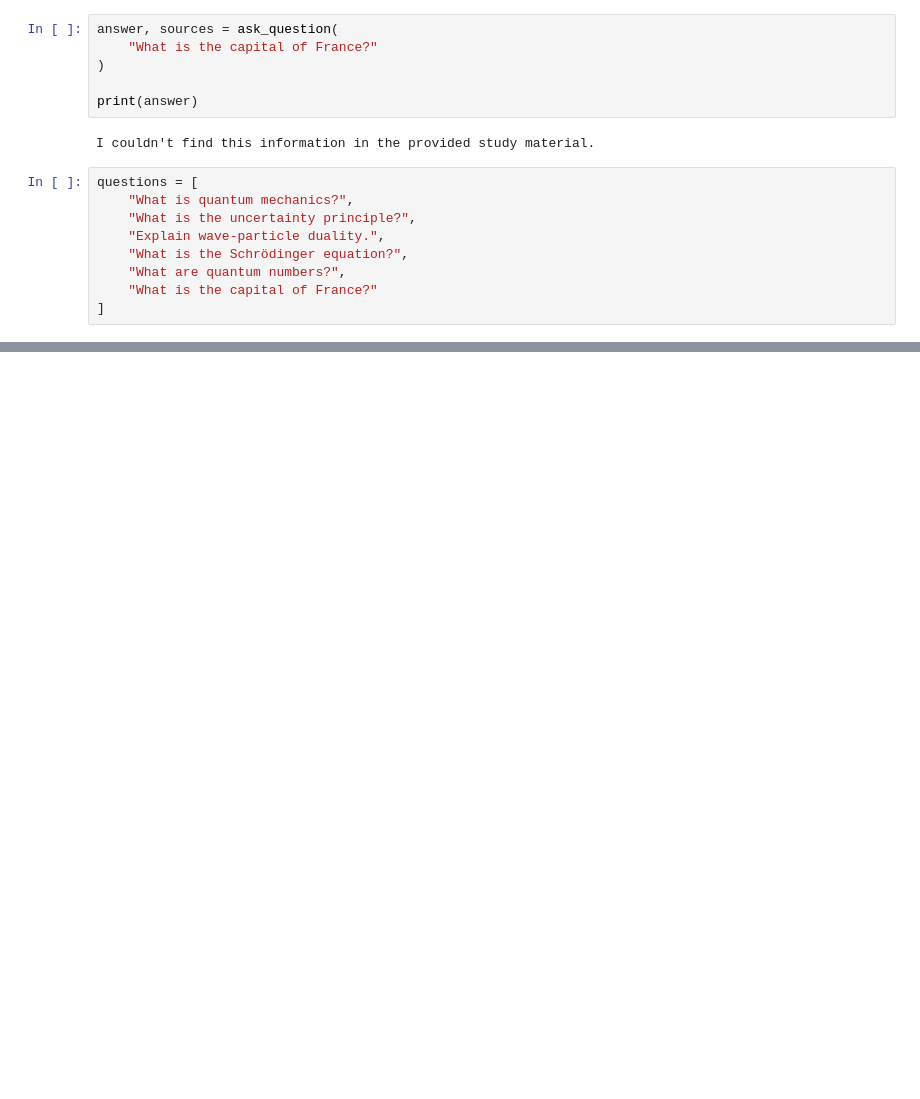
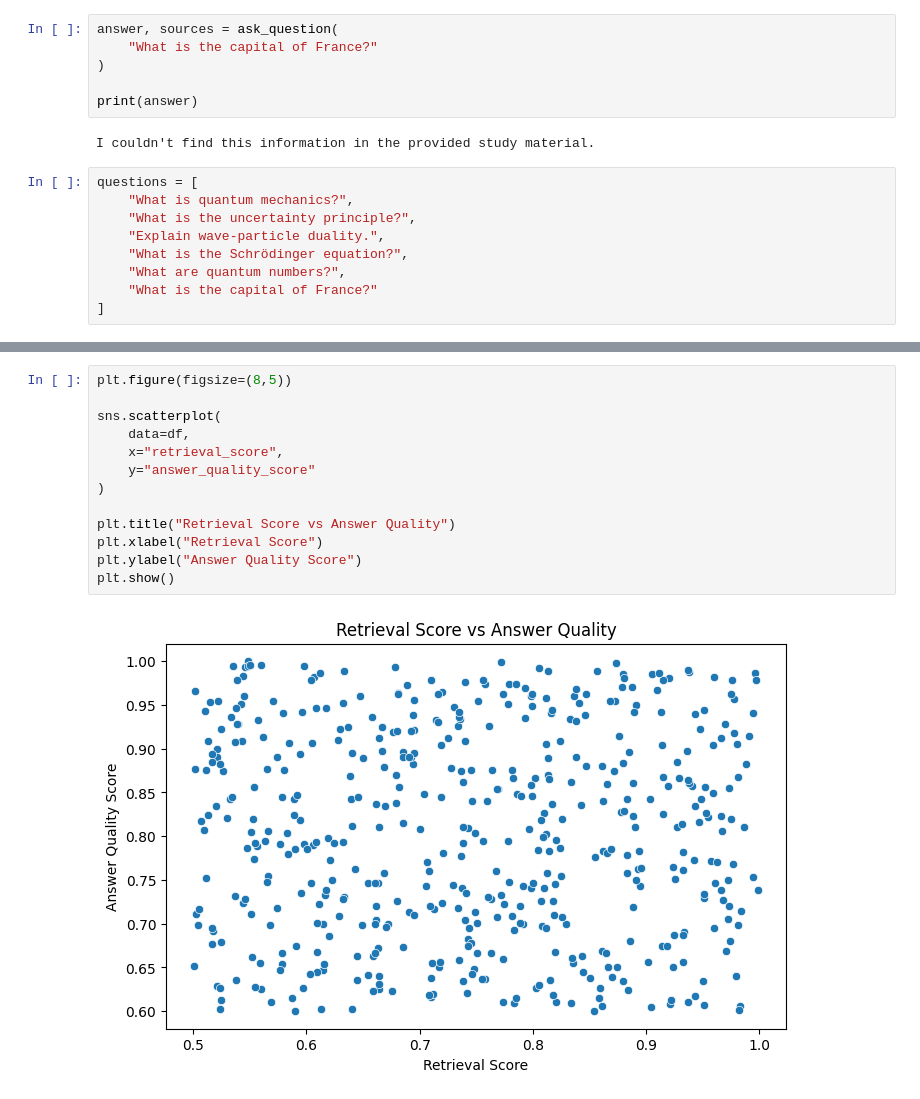
Before and after one commit to bhawani-15/StudyMate-Academic-AI-Assistant, a Jupyter notebook: Rag.ipynb, the cells around one changed output, grey strips where cells are left out. Saved outputs shown, nothing was run; the diff lists cells and outputs as text; blank space fills up the shorter version.

```diff
--- a/Rag.ipynb
+++ b/Rag.ipynb
@@ -328,0 +429,15 @@ Page: 4.0
+# %%
+plt.figure(figsize=(8,5))
+
+sns.scatterplot(
+    data=df,
+    x="retrieval_score",
+    y="answer_quality_score"
+)
+
+plt.title("Retrieval Score vs Answer Quality")
+plt.xlabel("Retrieval Score")
+plt.ylabel("Answer Quality Score")
+plt.show()
+# %% [output]
+[figure, added]
```
Also changed, not shown: parts of 10 cells of this notebook, 2 other files.
